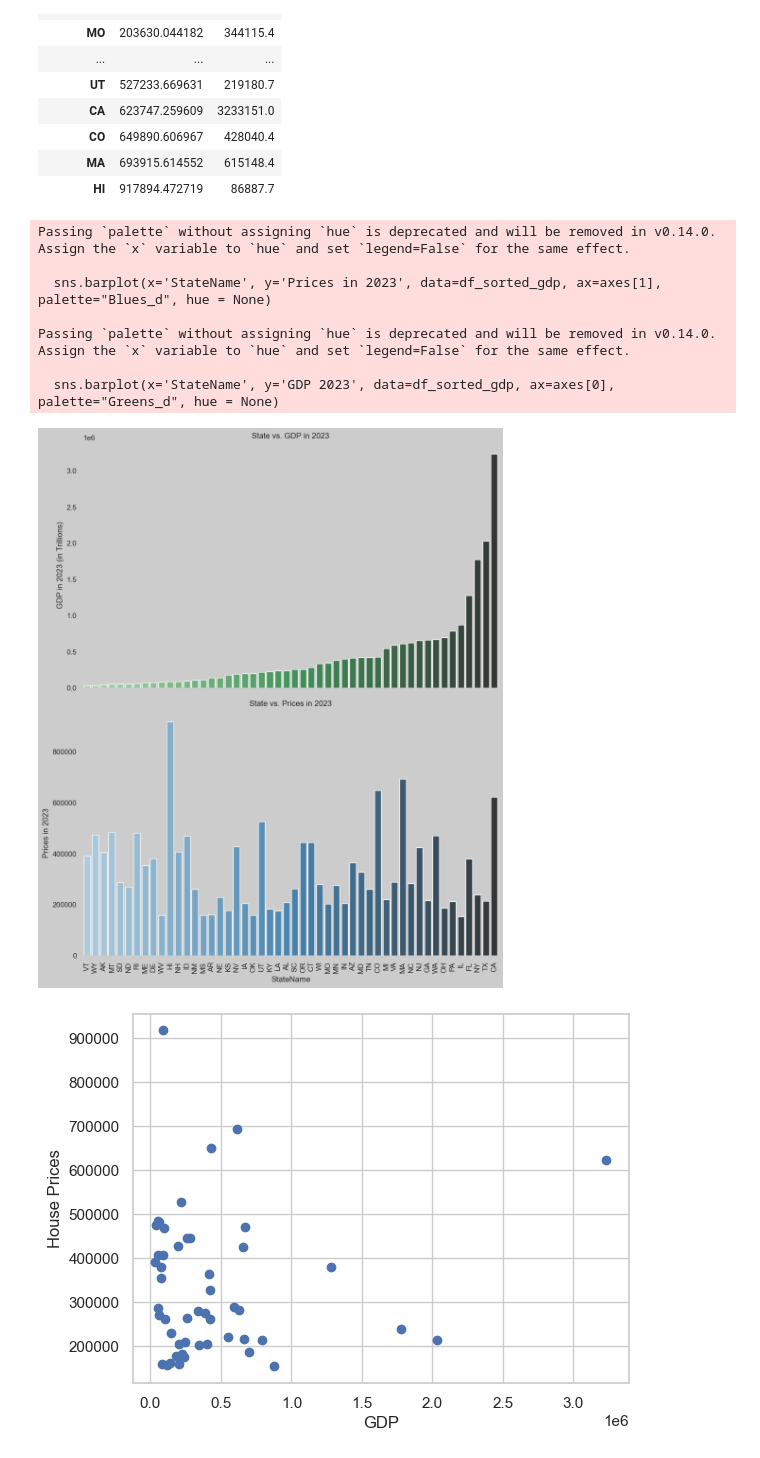
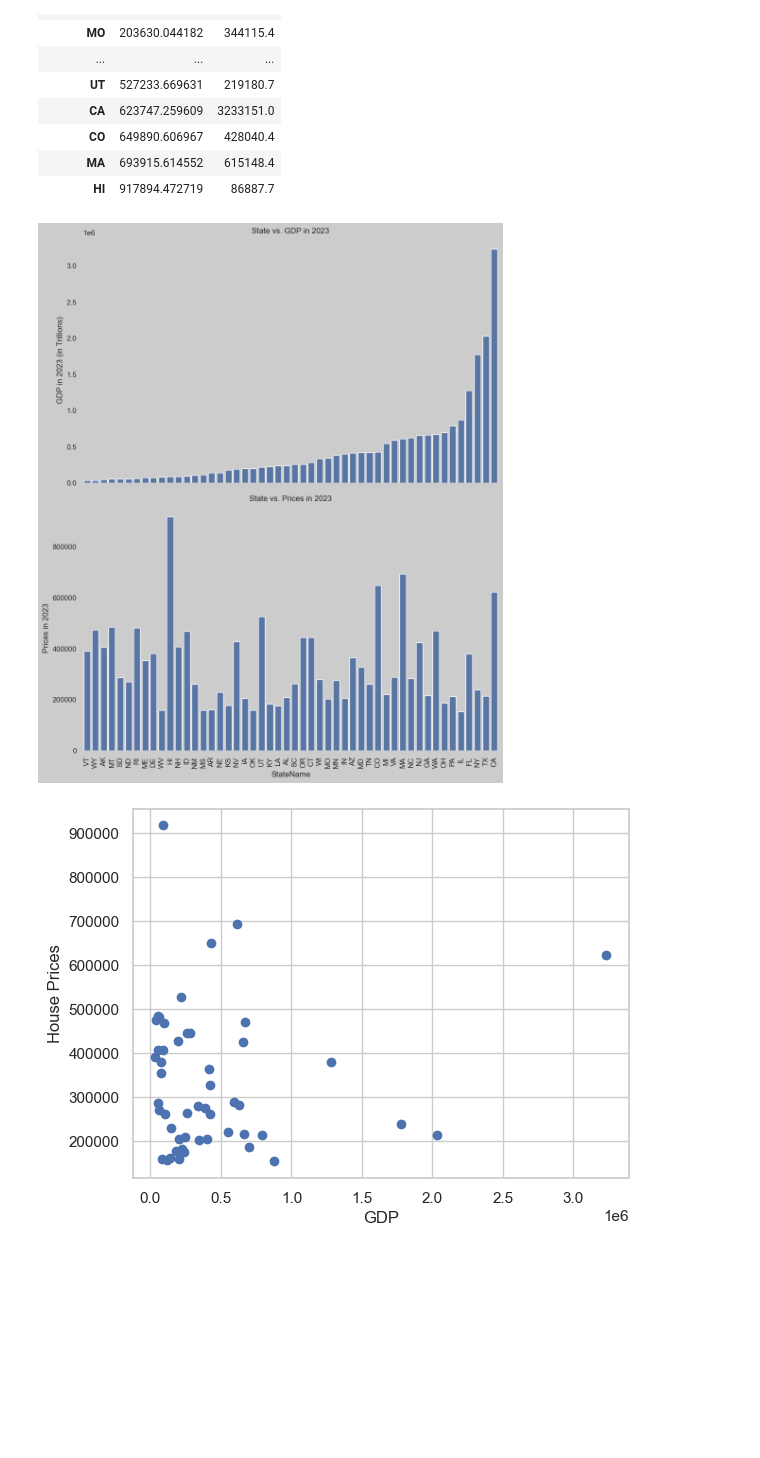
Before and after one commit to elgnol/RealEstate_Project_3, a Jupyter notebook: Analysis/GDP_vs_housing_price_2023.ipynb, the cells around one changed output. Cells and saved outputs as stored; diff of their text form; code cells hidden in the pictures; blank space fills up the shorter version.

```diff
--- a/Analysis/GDP_vs_housing_price_2023.ipynb
+++ b/Analysis/GDP_vs_housing_price_2023.ipynb
@@ -154,45 +167,38 @@ import seaborn as sns
 # Set the style for seaborn
 sns.set(style="whitegrid")
 
 # Create a figure with two subplots
 fig, axes = plt.subplots(2, 1, figsize=(10, 12), sharex=True)
 
 # Plot the bar graph for State vs. Prices
-sns.barplot(x='StateName', y='Prices in 2023', data=df_sorted_gdp, ax=axes[1], palette="Blues_d", hue = None)
+sns.barplot(x='StateName', y='Prices in 2023', data=df_sorted_gdp, ax=axes[1]) #, palette="Blues_d", hue = None)
 axes[1].set_title('State vs. Prices in 2023')
 axes[1].set_ylabel('Prices in 2023')
 
-# # Plot the bar graph for State vs. GDP
-sns.barplot(x='StateName', y='GDP 2023', data=df_sorted_gdp, ax=axes[0], palette="Greens_d", hue = None)
+# Plot the bar graph for State vs. GDP
+sns.barplot(x='StateName', y='GDP 2023', data=df_sorted_gdp, ax=axes[0]) #, palette="Greens_d", hue = None)
 axes[0].set_title('State vs. GDP in 2023')
 axes[0].set_ylabel('GDP in 2023 (in Trillions)')
 
 # Rotate x-axis labels for better readability
 plt.xticks(rotation=90)
 
 # Adjust layout to prevent overlap
 plt.tight_layout()
 
 # Set background color for each subplot's axes
 for ax in axes:
     ax.set_facecolor('#CCCCCC')  # Set the background color of the plot area
 # Set background color for the entire figure
 plt.gcf().set_facecolor('#CCCCCC')  # Set the background color of the figure
 
 # Save figure
-plt.savefig("../IMAGES/GDPvsPrices_all.png")
+# plt.savefig("../IMAGES/GDPvsPrices_all.png")
 
 # Show the plots
 plt.show()
 # %% [output]
-Passing `palette` without assigning `hue` is deprecated and will be removed in v0.14.0. Assign the `x` variable to `hue` and set `legend=False` for the same effect.
-
-  sns.barplot(x='StateName', y='Prices in 2023', data=df_sorted_gdp, ax=axes[1], palette="Blues_d", hue = None)
-
-Passing `palette` without assigning `hue` is deprecated and will be removed in v0.14.0. Assign the `x` variable to `hue` and set `legend=False` for the same effect.
-
-  sns.barplot(x='StateName', y='GDP 2023', data=df_sorted_gdp, ax=axes[0], palette="Greens_d", hue = None)
-[figure, old version]
+[figure, new version]
 # %%
 from scipy import stats
 gdp = df_sorted_gdp['GDP 2023']
```
Also changed, not shown: parts of 4 cells of this notebook, 1 other file.
